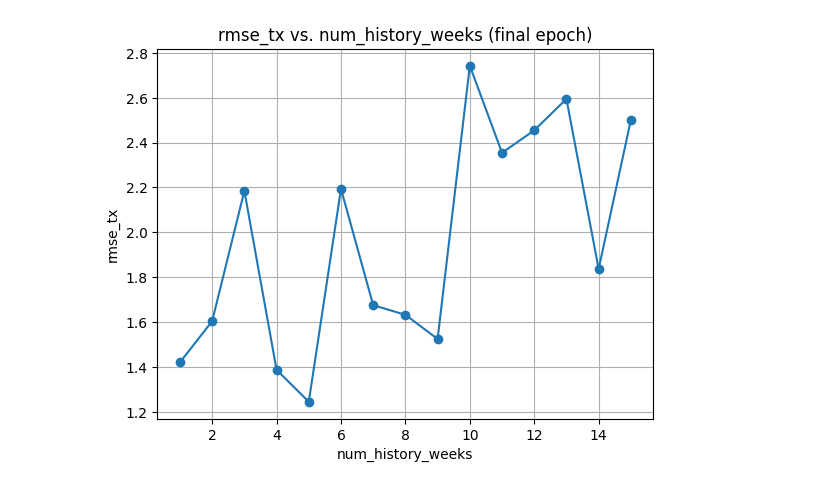
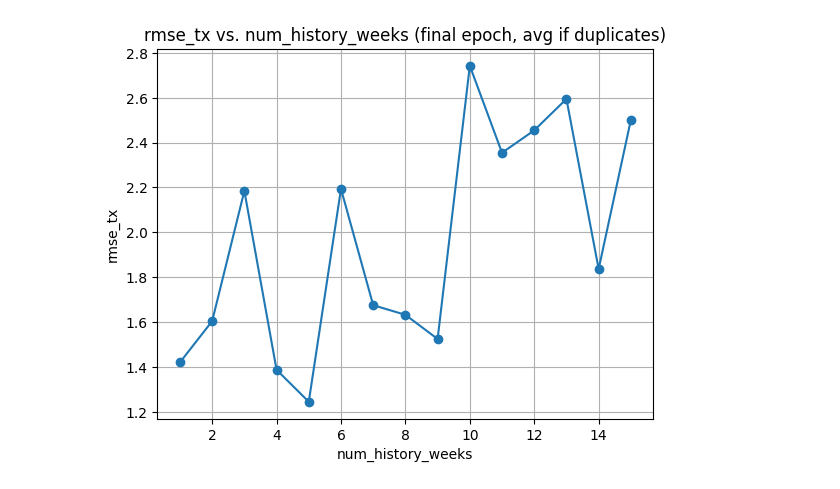
Before and after one commit to CrowHatter/TW_ClimateForecast, a Jupyter notebook: Show_num_history_weeks_graph.ipynb, the cells around one changed output. Drawn from its saved outputs; the diff is of its cells as text; code cells hidden in the pictures.

```diff
--- a/Show_num_history_weeks_graph.ipynb
+++ b/Show_num_history_weeks_graph.ipynb
@@ -1,44 +1,53 @@
 # %%
 #!/usr/bin/env python
 # Show_num_history_weeks_graph.py
 
-import argparse
 import json
 import pandas as pd
 import matplotlib.pyplot as plt
 import math
 
-# 1) 讀取 log.json
+# 1) 從 log.json 讀取紀錄
 with open("log.json", "r") as f:
     logs = json.load(f)
 
 # 2) 轉成 DataFrame 方便操作
 df = pd.DataFrame(logs)
-# 確認想畫的 metric 存在於 df 欄位中
+
+# 指定要繪圖的指標 (你可以改成 argparse 或其他方式指定)
 metric = "rmse_tx"
 
-# 3) 針對每個 num_history_weeks，找出最後 (最大) epoch 的那筆紀錄
-#    groupby(...).transform("max") 會在每筆資料加上 該組的最大 epoch
+# 3) 針對每個 num_history_weeks，找出最大 epoch
+#    groupby(...).transform("max") 會在該組所有資料都標上「最大 epoch 值」以方便篩選
 max_epoch_for_group = df.groupby("num_history_weeks")["epoch"].transform("max")
-# 只保留 epoch 等於該組最大值的紀錄
-df_final_epoch = df[df["epoch"] == max_epoch_for_group]
 
-# 4) 依 num_history_weeks 排序
-df_final_epoch = df_final_epoch.sort_values(by="num_history_weeks")
+# 只保留「epoch 等於該組最大值」的紀錄
+df_final_epoch = df[df["epoch"] == max_epoch_for_group].copy()
 
-# 5) 取得 x, y 用於繪圖
-x = df_final_epoch["num_history_weeks"]
-y = df_final_epoch[metric]
+# 4) 若同一個 num_history_weeks 在最大 epoch 處，出現多筆紀錄，
+#    就把這些紀錄的 metric 值取平均
+df_agg = (
+    df_final_epoch
+    .groupby("num_history_weeks", as_index=False)
+    .agg({metric: "mean"})  # 這裡可以再加上更多指標同時取平均
+)
 
-# 6) 繪製折線圖
+# 5) 按照 num_history_weeks 進行排序
+df_agg = df_agg.sort_values(by="num_history_weeks")
+
+# 6) 取得 x, y 用於繪圖
+x = df_agg["num_history_weeks"]
+y = df_agg[metric]
+
+# 7) 繪製折線圖
 plt.figure()
-plt.plot(x, y, marker="o")  # 以折線+圓點表示
+plt.plot(x, y, marker="o")  # 折線+圓點
 plt.xlabel("num_history_weeks")
 plt.ylabel(metric)
-plt.title(f"{metric} vs. num_history_weeks (final epoch)")
+plt.title(f"{metric} vs. num_history_weeks (final epoch, avg if duplicates)")
 plt.grid(True)
 
-# 7) 顯示圖表
+# 8) 顯示圖表
 plt.show()
 # %% [output]
-[figure, old version]
+[figure, new version]
```
Also changed, not shown: 4 other files.
